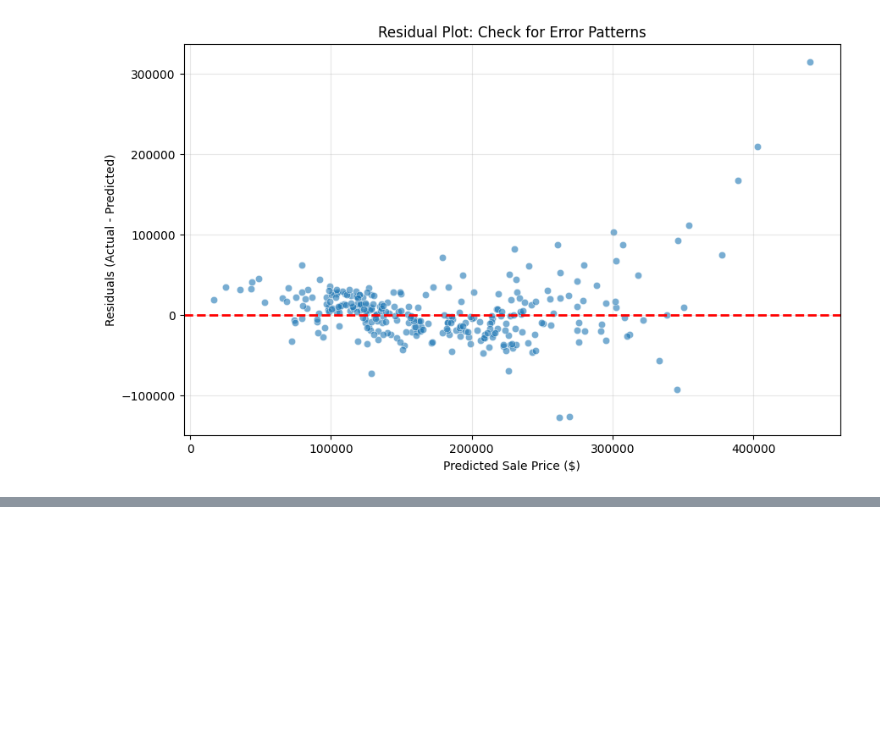
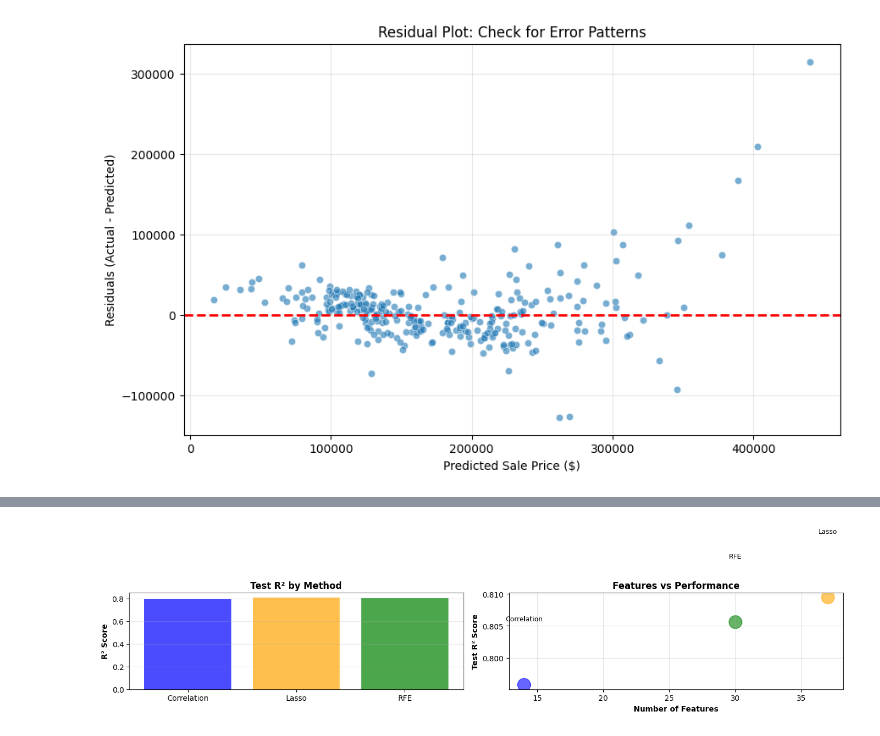
Before and after one commit to AnushkaSDBI/Chapter_2_GroupExercise2_Regression_Analysis, a Jupyter notebook: Jupyter Notebook/Chapter_2_Group_Exercise_2_Regression_Analysis_and_Feature_Selection.ipynb, the cells around one changed output, grey strips where cells are left out. Cells and saved outputs as stored; diff of their text form; code cells hidden in the pictures; blank space fills up the shorter version.

Commit message:
Add Steps 9-15 including model enhancemnet, GridSearchCV and Advanced models, Updated toml file to reflect new dependencies

```diff
--- a/Jupyter Notebook/Chapter_2_Group_Exercise_2_Regression_Analysis_and_Feature_Selection.ipynb
+++ b/Jupyter Notebook/Chapter_2_Group_Exercise_2_Regression_Analysis_and_Feature_Selection.ipynb
@@ -369,0 +415,27 @@ plt.show()
+# %%
+# Visualize feature selection impact
+fig, axes = plt.subplots(1, 2, figsize=(14, 5))
+
+# Left: R² Comparison
+ax1 = axes[0]
+ax1.bar(results_df['Method'], results_df['Test R²'], color=['blue', 'orange', 'green'], alpha=0.7)
+ax1.set_ylabel('R² Score', fontweight='bold')
+ax1.set_title('Test R² by Method', fontweight='bold')
+ax1.grid(axis='y', alpha=0.3)
+
+# Right: Features vs Performance
+ax2 = axes[1]
+colors = ['blue', 'orange', 'green']
+ax2.scatter(results_df['Features'], results_df['Test R²'], s=300, alpha=0.6, color=colors)
+for i in range(len(results_df)):
+    ax2.text(results_df['Features'].iloc[i], results_df['Test R²'].iloc[i] + 0.01,
+            results_df['Method'].iloc[i], fontsize=9, ha='center')
+ax2.set_xlabel('Number of Features', fontweight='bold')
+ax2.set_ylabel('Test R² Score', fontweight='bold')
+ax2.set_title('Features vs Performance', fontweight='bold')
+ax2.grid(True, alpha=0.3)
+
+plt.tight_layout()
+plt.show()
+# %% [output]
+[figure, added]
```
Also changed, not shown: parts of 19 cells of this notebook, 2 other files.
